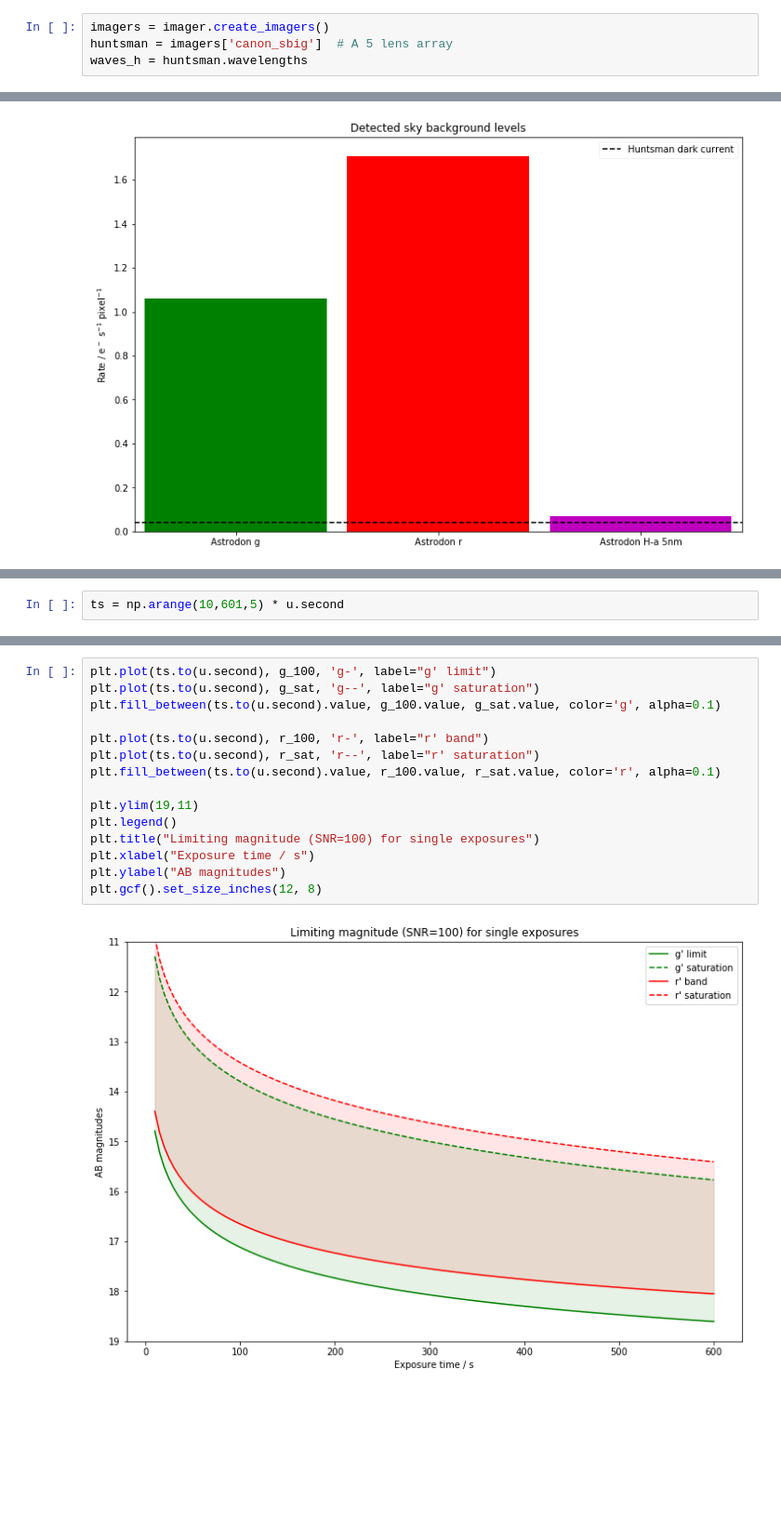
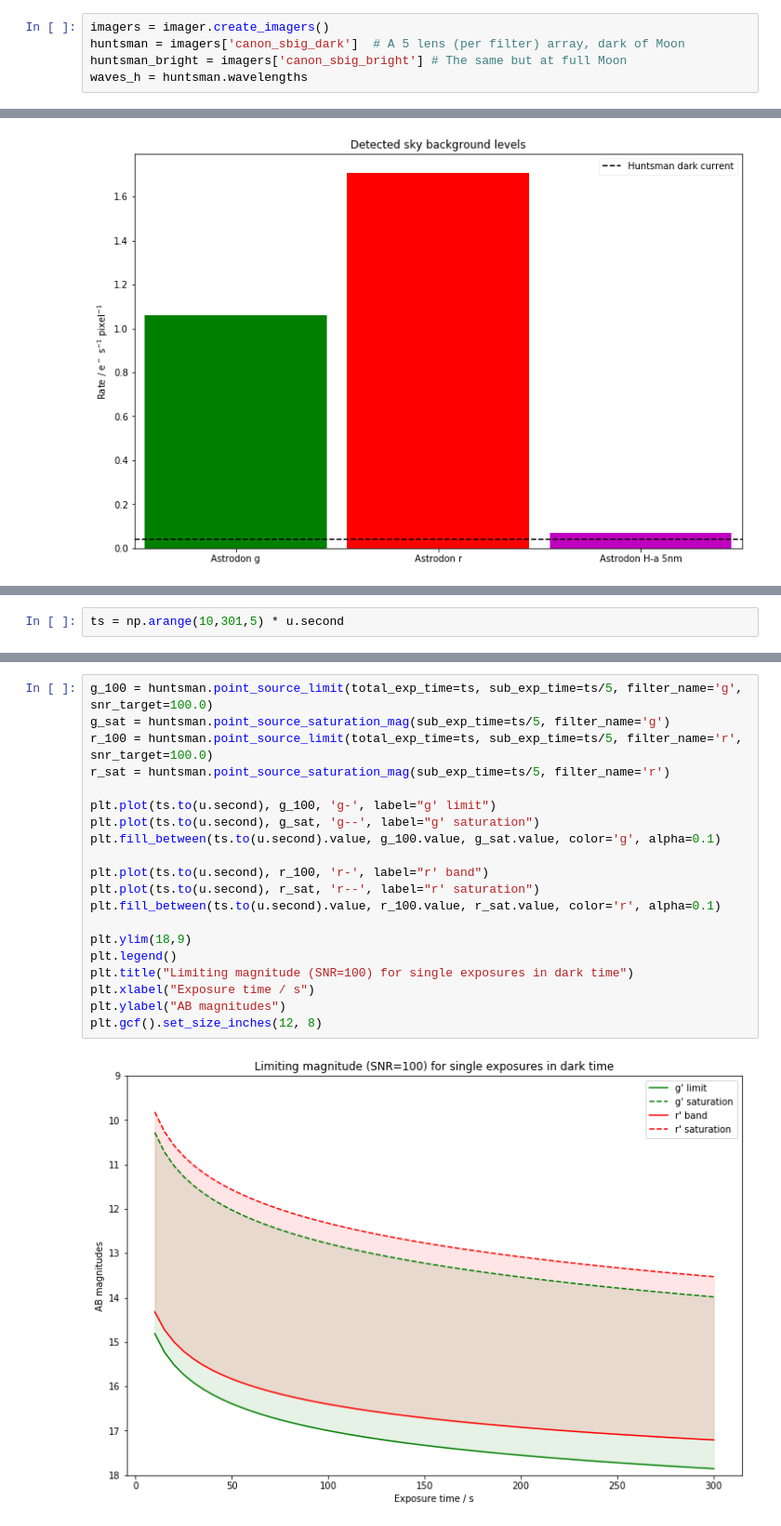
Before and after one commit to AstroHuntsman/gunagala, a Jupyter notebook: examples/Huntsman Telephoto Array.ipynb, the cells around one changed output, grey strips where cells are left out. Shown: that part at 93% size. Saved outputs shown, nothing was run; the diff lists cells and outputs as text; blank space fills up the shorter version.

```diff
--- a/examples/Huntsman Telephoto Array.ipynb
+++ b/examples/Huntsman Telephoto Array.ipynb
@@ -35,6 +35,7 @@ Currently the file describes 2 variants of the Australian Space Eye concept and
 # %%
 imagers = imager.create_imagers()
-huntsman = imagers['canon_sbig']  # A 5 lens array
+huntsman = imagers['canon_sbig_dark']  # A 5 lens (per filter) array, dark of Moon
+huntsman_bright = imagers['canon_sbig_bright'] # The same but at full Moon
 waves_h = huntsman.wavelengths
 # %% [markdown]
 ## Inspect imager properties
@@ -200,5 +244,5 @@ $13.241074 \; \mathrm{mag}$$\mathrm{\left( \mathrm{AB} \right)}$
 # %%
-ts = np.arange(10,601,5) * u.second
+ts = np.arange(10,301,5) * u.second
 # %%
 plt.plot(ts.to(u.second), huntsman.point_source_limit(total_exp_time=ts, sub_exp_time=ts,
                                                       filter_name='g', snr_target=5.0), 'g-', label="g' band")
@@ -224,17 +263,22 @@ r_sat = huntsman.point_source_saturation_mag(sub_exp_time=ts, filter_name='r')
 # %%
+g_100 = huntsman.point_source_limit(total_exp_time=ts, sub_exp_time=ts/5, filter_name='g', snr_target=100.0)
+g_sat = huntsman.point_source_saturation_mag(sub_exp_time=ts/5, filter_name='g')
+r_100 = huntsman.point_source_limit(total_exp_time=ts, sub_exp_time=ts/5, filter_name='r', snr_target=100.0)
+r_sat = huntsman.point_source_saturation_mag(sub_exp_time=ts/5, filter_name='r')
+
 plt.plot(ts.to(u.second), g_100, 'g-', label="g' limit")
 plt.plot(ts.to(u.second), g_sat, 'g--', label="g' saturation")
 plt.fill_between(ts.to(u.second).value, g_100.value, g_sat.value, color='g', alpha=0.1)
 
 plt.plot(ts.to(u.second), r_100, 'r-', label="r' band")
 plt.plot(ts.to(u.second), r_sat, 'r--', label="r' saturation")
 plt.fill_between(ts.to(u.second).value, r_100.value, r_sat.value, color='r', alpha=0.1)
 
-plt.ylim(19,11)
+plt.ylim(18,9)
 plt.legend()
-plt.title("Limiting magnitude (SNR=100) for single exposures")
+plt.title("Limiting magnitude (SNR=100) for single exposures in dark time")
 plt.xlabel("Exposure time / s")
 plt.ylabel("AB magnitudes")
 plt.gcf().set_size_inches(12, 8)
 # %% [output]
-[figure, old version]
+[figure, new version]
```
Also changed, not shown: parts of 31 cells of this notebook, 1 other file.
